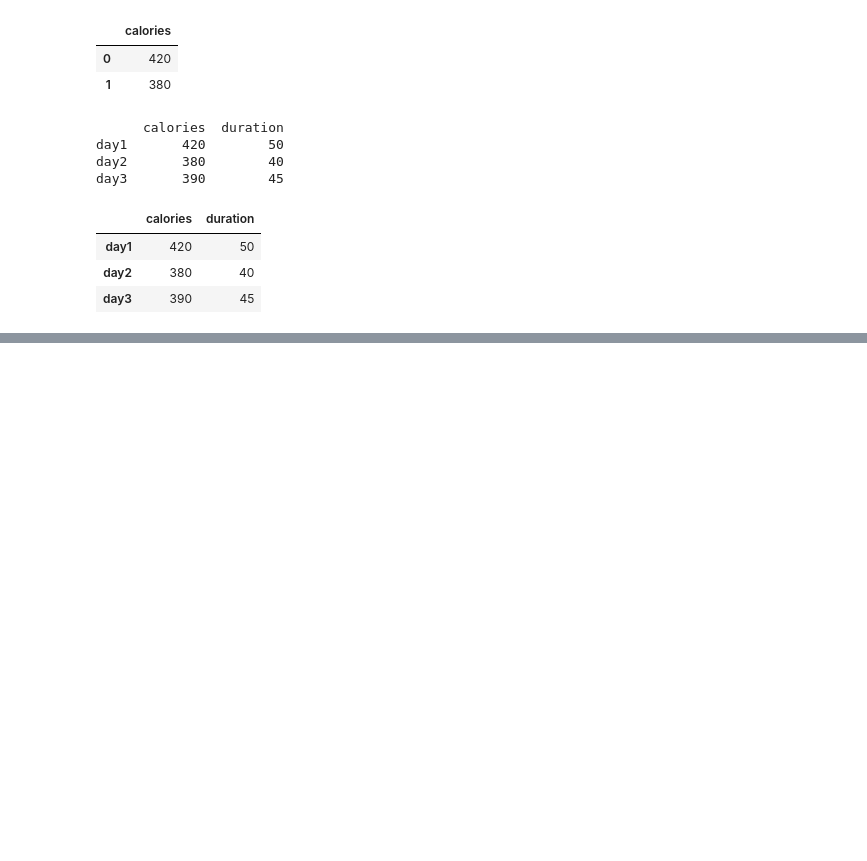
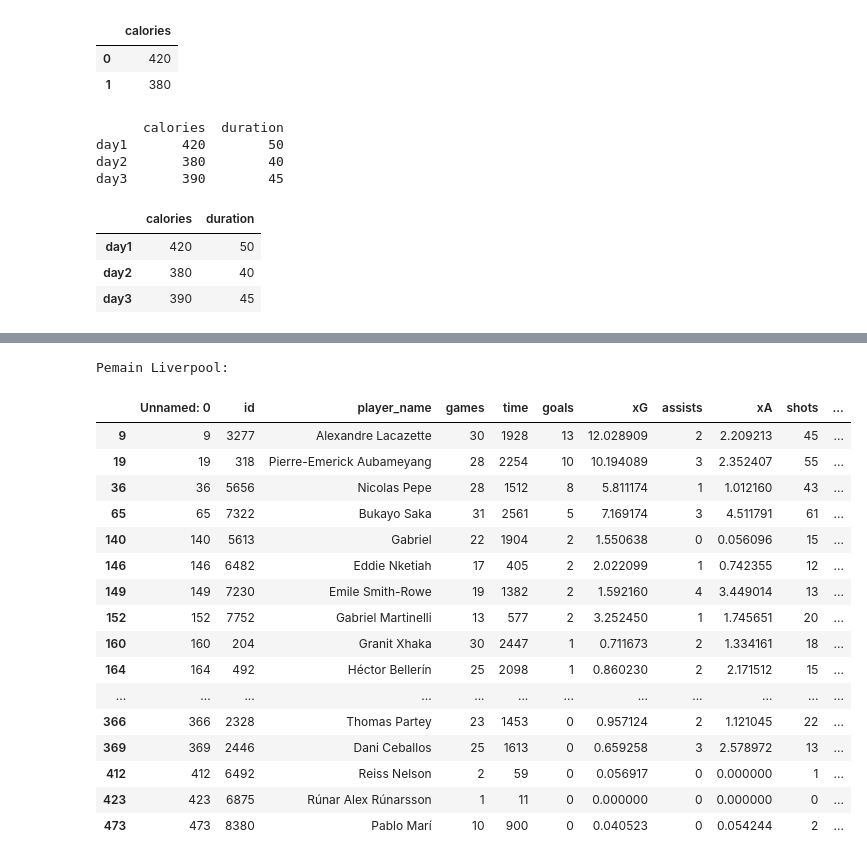
Before and after one commit to Agtna/AI-2025, a Jupyter notebook: Jobsheet_4.ipynb, the cells around one changed output, grey strips where cells are left out. Saved outputs shown, nothing was run; the diff lists cells and outputs as text; code cells hidden in the pictures; blank space fills up the shorter version.

```diff
--- a/Jobsheet_4.ipynb
+++ b/Jobsheet_4.ipynb
@@ -301,0 +529,22 @@ df
+# %%
+print("Pemain Liverpool:")
+(df[df['team_title']== 'Arsenal'])
+# %% [output]
+Pemain Liverpool:
+|  | Unnamed: 0 | id | player_name | games | time | goals | xG | assists | xA | shots | ... |
+| 9 | 9 | 3277 | Alexandre Lacazette | 30 | 1928 | 13 | 12.028909 | 2 | 2.209213 | 45 | ... |
+| 19 | 19 | 318 | Pierre-Emerick Aubameyang | 28 | 2254 | 10 | 10.194089 | 3 | 2.352407 | 55 | ... |
+| 36 | 36 | 5656 | Nicolas Pepe | 28 | 1512 | 8 | 5.811174 | 1 | 1.012160 | 43 | ... |
+| 65 | 65 | 7322 | Bukayo Saka | 31 | 2561 | 5 | 7.169174 | 3 | 4.511791 | 61 | ... |
+| 140 | 140 | 5613 | Gabriel | 22 | 1904 | 2 | 1.550638 | 0 | 0.056096 | 15 | ... |
+| 146 | 146 | 6482 | Eddie Nketiah | 17 | 405 | 2 | 2.022099 | 1 | 0.742355 | 12 | ... |
+| 149 | 149 | 7230 | Emile Smith-Rowe | 19 | 1382 | 2 | 1.592160 | 4 | 3.449014 | 13 | ... |
+| 152 | 152 | 7752 | Gabriel Martinelli | 13 | 577 | 2 | 3.252450 | 1 | 1.745651 | 20 | ... |
+| 160 | 160 | 204 | Granit Xhaka | 30 | 2447 | 1 | 0.711673 | 2 | 1.334161 | 18 | ... |
+| 164 | 164 | 492 | Héctor Bellerín | 25 | 2098 | 1 | 0.860230 | 2 | 2.171512 | 15 | ... |
+| ... | ... | ... | ... | ... | ... | ... | ... | ... | ... | ... | ... |
+| 366 | 366 | 2328 | Thomas Partey | 23 | 1453 | 0 | 0.957124 | 2 | 1.121045 | 22 | ... |
+| 369 | 369 | 2446 | Dani Ceballos | 25 | 1613 | 0 | 0.659258 | 3 | 2.578972 | 13 | ... |
+| 412 | 412 | 6492 | Reiss Nelson | 2 | 59 | 0 | 0.056917 | 0 | 0.000000 | 1 | ... |
+| 423 | 423 | 6875 | Rúnar Alex Rúnarsson | 1 | 11 | 0 | 0.000000 | 0 | 0.000000 | 0 | ... |
+| 473 | 473 | 8380 | Pablo Marí | 10 | 900 | 0 | 0.040523 | 0 | 0.054244 | 2 | ... |
```
Also changed, not shown: parts of 24 cells of this notebook.
